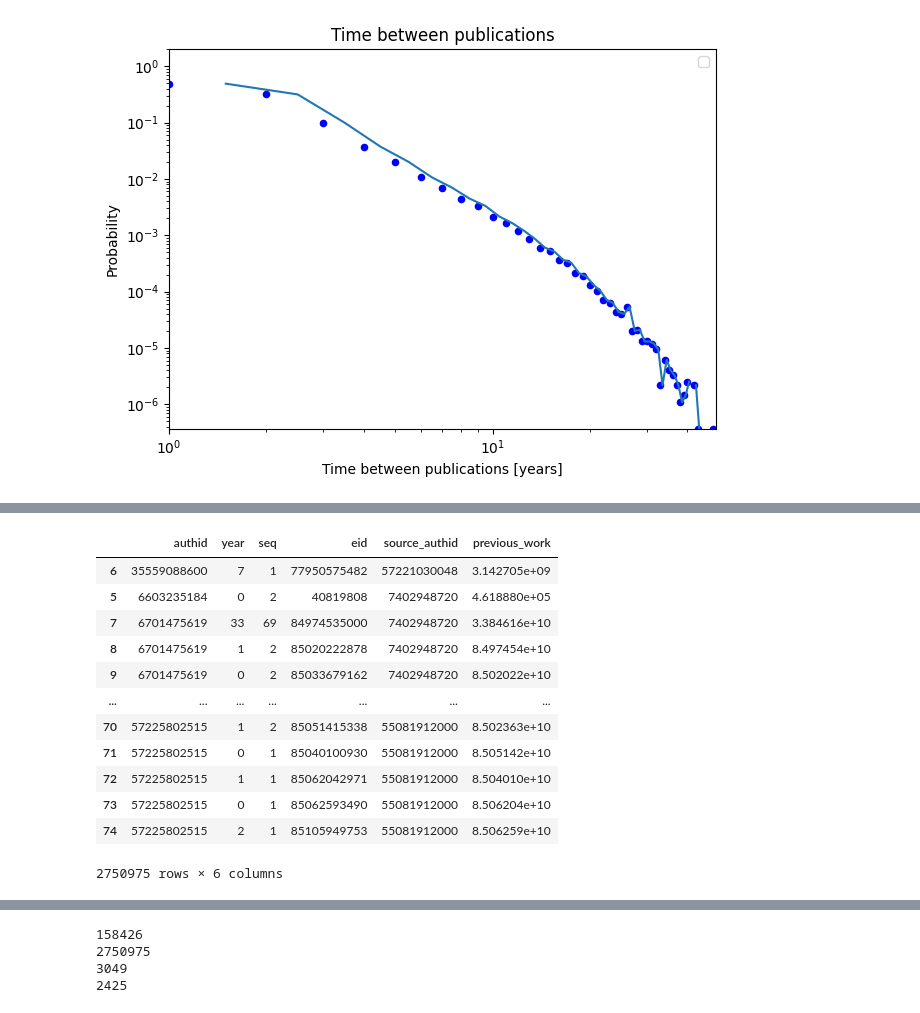
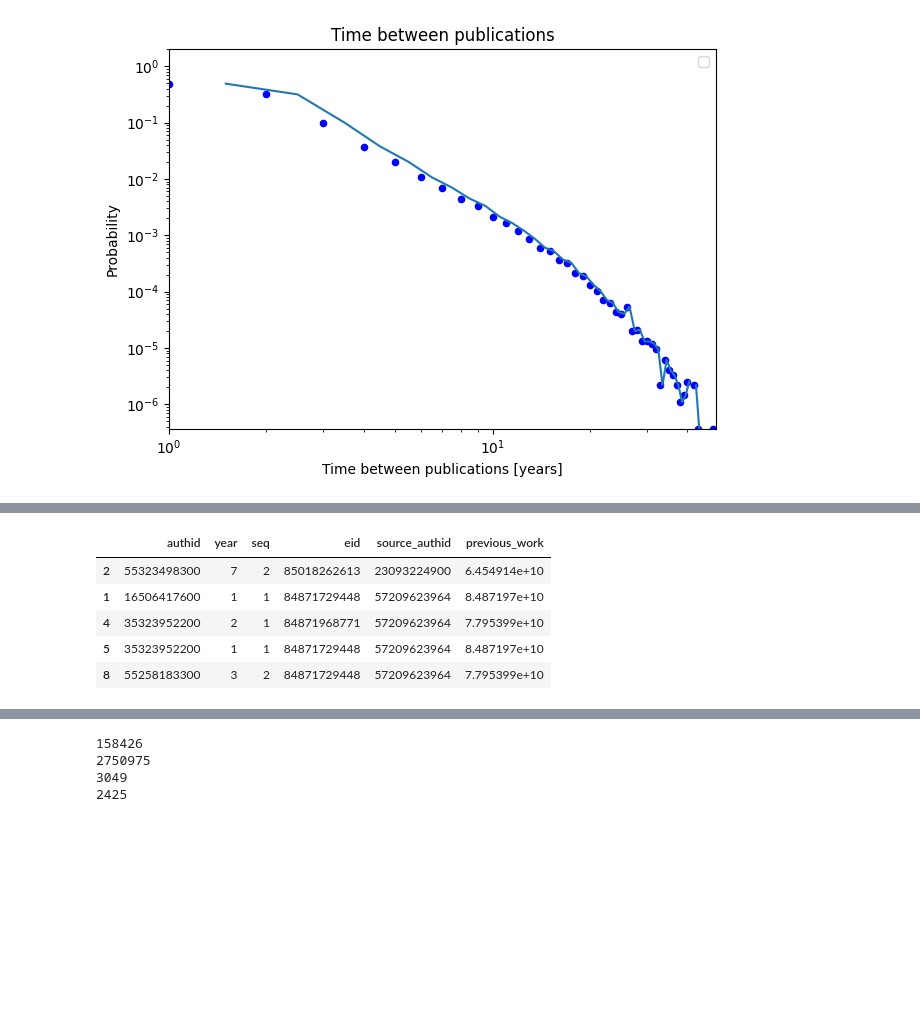
Before and after one commit to team-sakata/coauth-interest, a Jupyter notebook: temp/interval_papers.ipynb, the cells around one changed output, grey strips where cells are left out. Cells and saved outputs as stored; diff of their text form; code cells hidden in the pictures; blank space fills up the shorter version.

```diff
--- a/temp/interval_papers.ipynb
+++ b/temp/interval_papers.ipynb
@@ -565,17 +569,10 @@ Calculating best minimal value for power law fit
 # %%
-result_As = pd.read_pickle(result_path +"As_100k.pickle")
-result_As
+result_PM = pd.read_pickle(result_path +"PM_default_5k.pickle")
+result_PM.head()
 # %% [output]
 |  | authid | year | seq | eid | source_authid | previous_work |
-| 6 | 35559088600 | 7 | 1 | 77950575482 | 57221030048 | 3.142705e+09 |
-| 5 | 6603235184 | 0 | 2 | 40819808 | 7402948720 | 4.618880e+05 |
-| 7 | 6701475619 | 33 | 69 | 84974535000 | 7402948720 | 3.384616e+10 |
-| 8 | 6701475619 | 1 | 2 | 85020222878 | 7402948720 | 8.497454e+10 |
-| 9 | 6701475619 | 0 | 2 | 85033679162 | 7402948720 | 8.502022e+10 |
-| ... | ... | ... | ... | ... | ... | ... |
-| 70 | 57225802515 | 1 | 2 | 85051415338 | 55081912000 | 8.502363e+10 |
-| 71 | 57225802515 | 0 | 1 | 85040100930 | 55081912000 | 8.505142e+10 |
-| 72 | 57225802515 | 1 | 1 | 85062042971 | 55081912000 | 8.504010e+10 |
-| 73 | 57225802515 | 0 | 1 | 85062593490 | 55081912000 | 8.506204e+10 |
-| 74 | 57225802515 | 2 | 1 | 85105949753 | 55081912000 | 8.506259e+10 |
+| 2 | 55323498300 | 7 | 2 | 85018262613 | 23093224900 | 6.454914e+10 |
+| 1 | 16506417600 | 1 | 1 | 84871729448 | 57209623964 | 8.487197e+10 |
+| 4 | 35323952200 | 2 | 1 | 84871968771 | 57209623964 | 7.795399e+10 |
+| 5 | 35323952200 | 1 | 1 | 84871729448 | 57209623964 | 8.487197e+10 |
+| 8 | 55258183300 | 3 | 2 | 84871729448 | 57209623964 | 7.795399e+10 |
-2750975 rows × 6 columns
```
Also changed, not shown: parts of 28 cells of this notebook, 18 other files.
